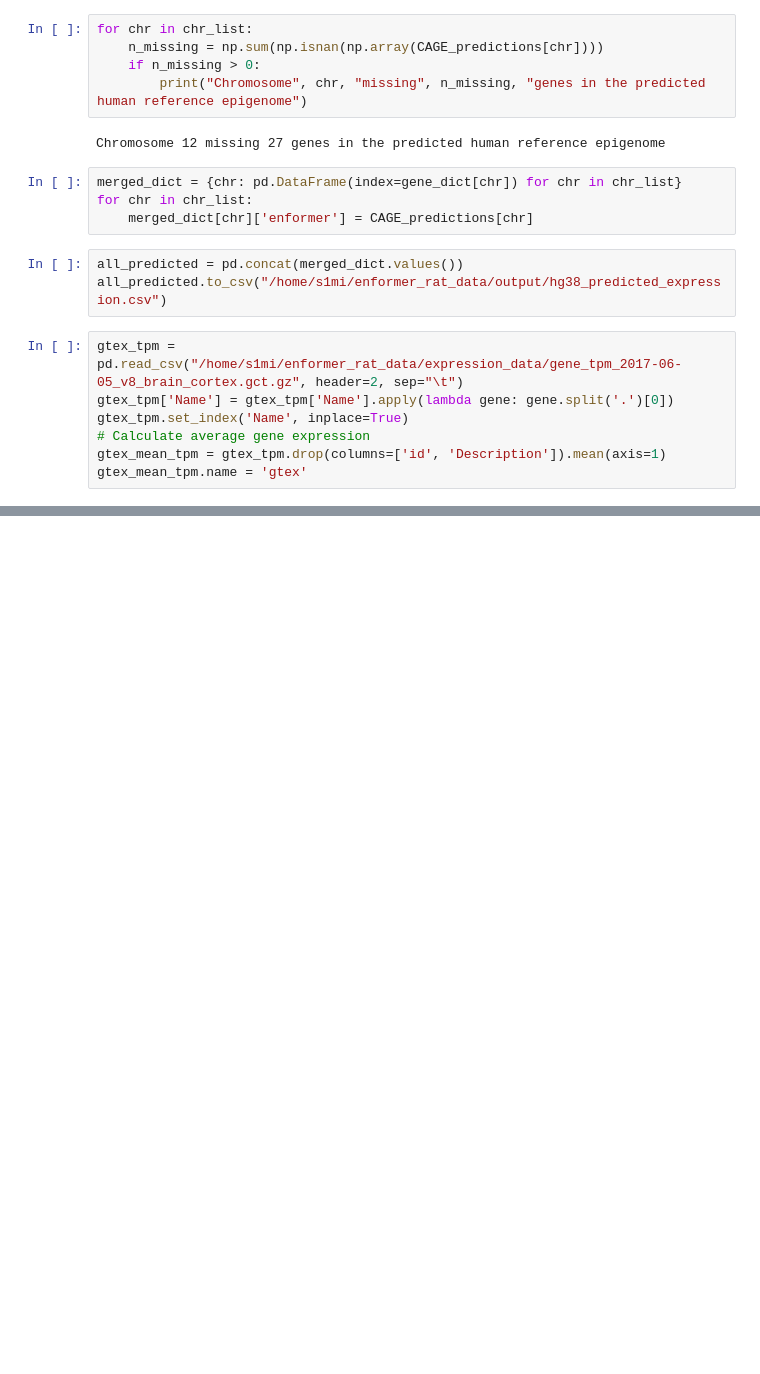
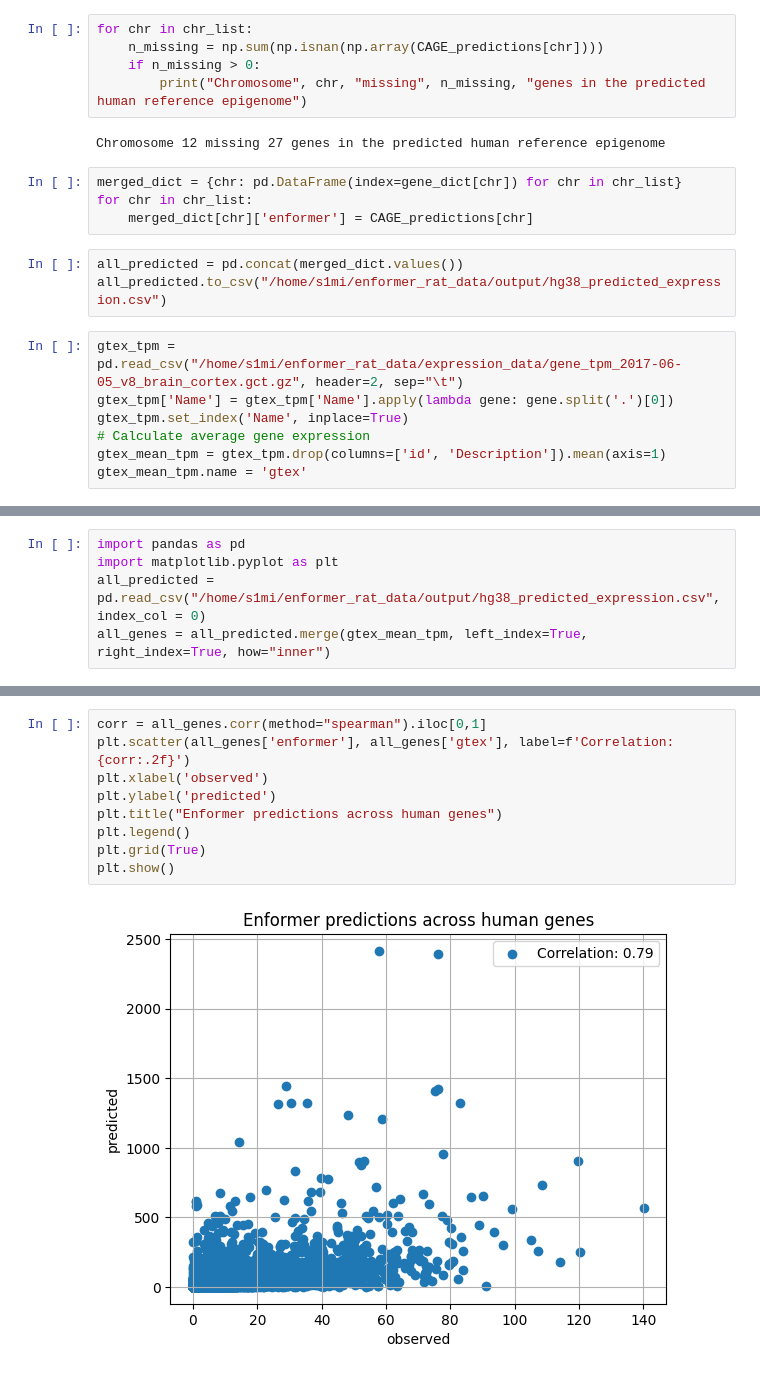
Before and after one commit to hakyimlab/sabrina-deep-learning-in-genomics, a Jupyter notebook: posts/2023-08-22-correlation-between-Enformer-and-GTEx-expression-across-genes-by-chromosome/index.ipynb, the cells around one changed output, grey strips where cells are left out. Drawn from its saved outputs; the diff is of its cells as text; blank space fills up the shorter version.

Commit message:
add spearman corr

```diff
--- a/posts/2023-08-22-correlation-between-Enformer-and-GTEx-expression-across-genes-by-chromosome/index.ipynb
+++ b/posts/2023-08-22-correlation-between-Enformer-and-GTEx-expression-across-genes-by-chromosome/index.ipynb
@@ -155,0 +100,5 @@ Correlation across all genes:
+# %%
+import pandas as pd
+import matplotlib.pyplot as plt
+all_predicted = pd.read_csv("/home/s1mi/enformer_rat_data/output/hg38_predicted_expression.csv", index_col = 0)
+all_genes = all_predicted.merge(gtex_mean_tpm, left_index=True, right_index=True, how="inner")
@@ -155,0 +121,11 @@ Correlation across all genes:
+# %%
+corr = all_genes.corr(method="spearman").iloc[0,1]
+plt.scatter(all_genes['enformer'], all_genes['gtex'], label=f'Correlation: {corr:.2f}')
+plt.xlabel('observed')
+plt.ylabel('predicted')
+plt.title("Enformer predictions across human genes")
+plt.legend()
+plt.grid(True)
+plt.show()
+# %% [output]
+[figure, added]
```
Also changed, not shown: parts of 10 cells of this notebook, 3 other files.
